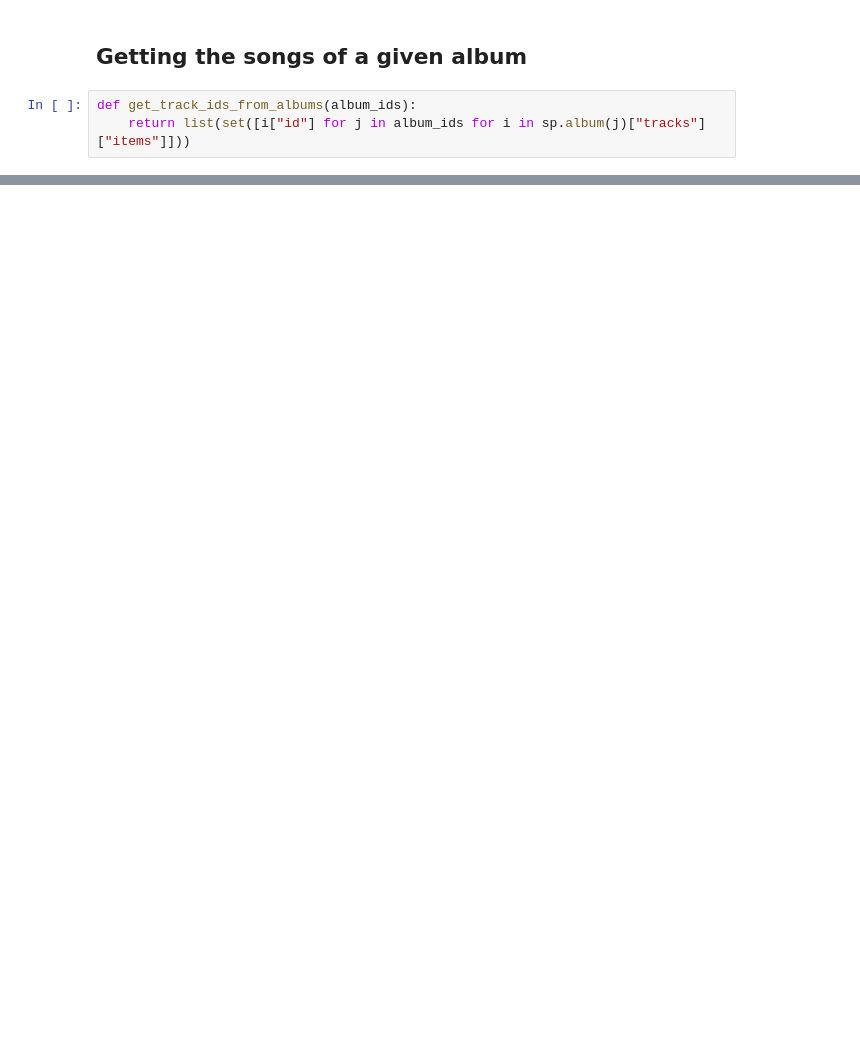
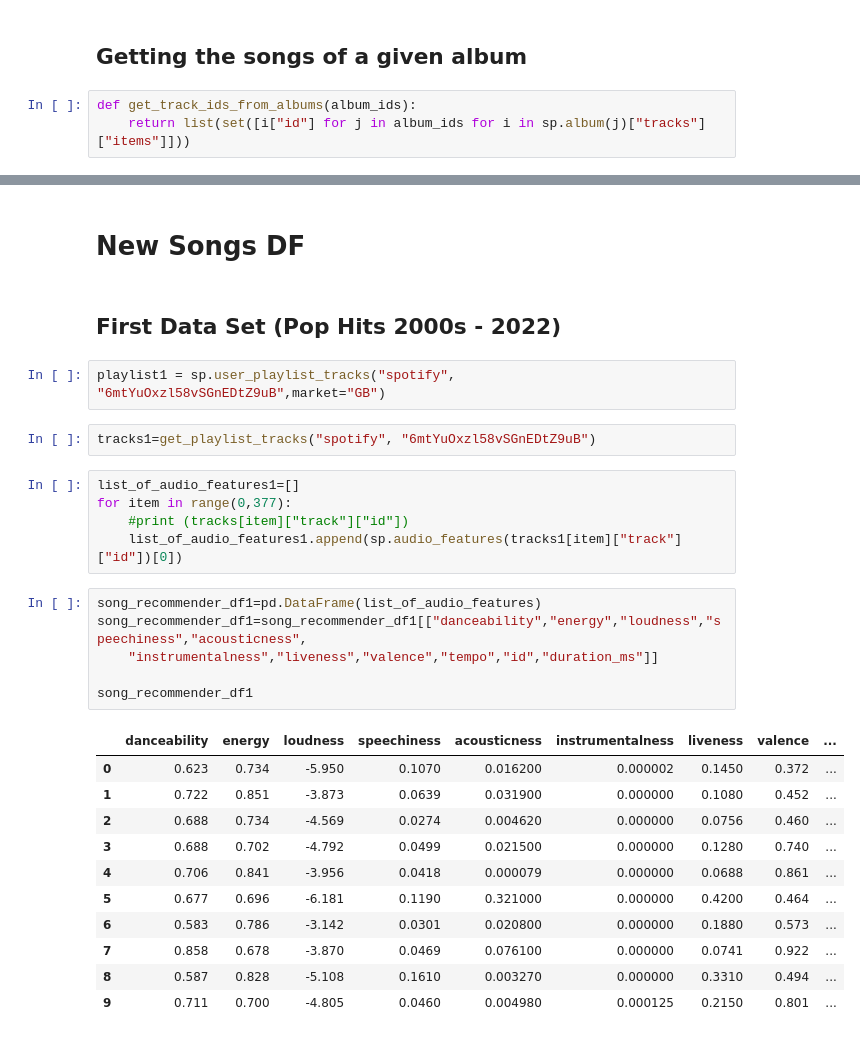
Before and after one commit to esrabecker/Spotify-Song-Recommender, a Jupyter notebook: Spotify_Structure _personal.ipynb, the cells around one changed output, grey strips where cells are left out. Drawn from its saved outputs; the diff is of its cells as text; blank space fills up the shorter version.

```diff
--- a/Spotify_Structure _personal.ipynb
+++ b/Spotify_Structure _personal.ipynb
@@ -586,0 +579,31 @@ len(coldplay_songs)
+# %% [markdown]
+# New Songs DF
+# %% [markdown]
+## First Data Set (Pop Hits 2000s - 2022)
+# %%
+playlist1 = sp.user_playlist_tracks("spotify", "6mtYuOxzl58vSGnEDtZ9uB",market="GB")
+# %%
+tracks1=get_playlist_tracks("spotify", "6mtYuOxzl58vSGnEDtZ9uB")
+# %%
+list_of_audio_features1=[]
+for item in range(0,377):
+    #print (tracks[item]["track"]["id"])
+    list_of_audio_features1.append(sp.audio_features(tracks1[item]["track"]["id"])[0])
+# %%
+song_recommender_df1=pd.DataFrame(list_of_audio_features)
+song_recommender_df1=song_recommender_df1[["danceability","energy","loudness","speechiness","acousticness",
+    "instrumentalness","liveness","valence","tempo","id","duration_ms"]]
+
+song_recommender_df1
+# %% [output]
+|  | danceability | energy | loudness | speechiness | acousticness | instrumentalness | liveness | valence | ... |
+| 0 | 0.623 | 0.734 | -5.950 | 0.1070 | 0.016200 | 0.000002 | 0.1450 | 0.372 | ... |
+| 1 | 0.722 | 0.851 | -3.873 | 0.0639 | 0.031900 | 0.000000 | 0.1080 | 0.452 | ... |
+| 2 | 0.688 | 0.734 | -4.569 | 0.0274 | 0.004620 | 0.000000 | 0.0756 | 0.460 | ... |
+| 3 | 0.688 | 0.702 | -4.792 | 0.0499 | 0.021500 | 0.000000 | 0.1280 | 0.740 | ... |
+| 4 | 0.706 | 0.841 | -3.956 | 0.0418 | 0.000079 | 0.000000 | 0.0688 | 0.861 | ... |
+| 5 | 0.677 | 0.696 | -6.181 | 0.1190 | 0.321000 | 0.000000 | 0.4200 | 0.464 | ... |
+| 6 | 0.583 | 0.786 | -3.142 | 0.0301 | 0.020800 | 0.000000 | 0.1880 | 0.573 | ... |
+| 7 | 0.858 | 0.678 | -3.870 | 0.0469 | 0.076100 | 0.000000 | 0.0741 | 0.922 | ... |
+| 8 | 0.587 | 0.828 | -5.108 | 0.1610 | 0.003270 | 0.000000 | 0.3310 | 0.494 | ... |
+| 9 | 0.711 | 0.700 | -4.805 | 0.0460 | 0.004980 | 0.000125 | 0.2150 | 0.801 | ... |
```
Also changed, not shown: parts of 34 cells of this notebook, 10 other files.
